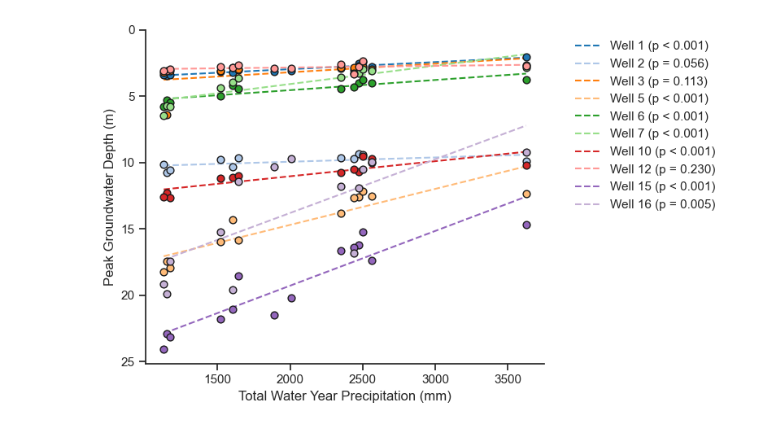
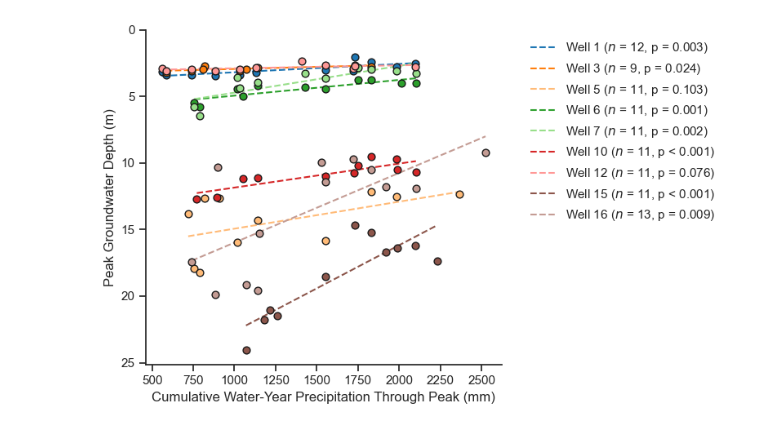
Before and after one commit to daviddralle/rivendell_groundwater, a Jupyter notebook: 03_groundwater_streamflow_analysis.ipynb, the cells around one changed output. Cells and saved outputs as stored; diff of their text form; code cells hidden in the pictures.

```diff
--- a/03_groundwater_streamflow_analysis.ipynb
+++ b/03_groundwater_streamflow_analysis.ipynb
@@ -644,7 +544,7 @@ plots_dir = "./Plots"
 if not os.path.exists(plots_dir):
     os.makedirs(plots_dir)
 
-ppt_file = os.path.join(base_path, "prism_ppt.csv")
+ppt_file = os.path.join(base_path, "site_precip_daily.csv")
 gw_file = os.path.join(base_path, "groundwater_hourly_resampled.csv")
 
 font_size = 10
@@ -668,15 +568,8 @@ rainfall = pd.read_csv(ppt_file, index_col=0, parse_dates=True)
 if rainfall.index.tz is not None:
     rainfall.index = rainfall.index.tz_localize(None)
 
-ppt_col = rainfall.columns[0]
-rainfall = rainfall[[ppt_col]].rename(columns={ppt_col: 'ppt'})
-rainfall['ppt'] = rainfall['ppt'] * 25.4
-
+rainfall = rainfall[['precip_mm']].rename(columns={'precip_mm': 'ppt'})
 rainfall['WY'] = np.where(rainfall.index.month >= 10, rainfall.index.year + 1, rainfall.index.year)
-
-wy_ppt_counts = rainfall.groupby('WY').size()
-valid_wys = wy_ppt_counts[wy_ppt_counts >= 365].index
-annual_ppt = rainfall[rainfall['WY'].isin(valid_wys)].groupby('WY')['ppt'].sum().to_frame(name='Total_Precip_mm')
 
 # ==========================================
 # 2. PROCESS GROUNDWATER
@@ -685,32 +578,54 @@ df_gw = pd.read_csv(gw_file, index_col=0, parse_dates=True)
 if df_gw.index.tz is not None:
     df_gw.index = df_gw.index.tz_localize(None)
 
-df_gw['WY'] = np.where(df_gw.index.month >= 10, df_gw.index.year + 1, df_gw.index.year)
+gw_cols = list(df_gw.columns)
+daily_depths = -df_gw.resample('D').median()
+daily_depths = daily_depths.where(daily_depths >= 0.5)
 
-gw_cols = [c for c in df_gw.columns if c != 'WY']
-for col in gw_cols:
-    df_gw[col] = -df_gw[col]
+peak_records = []
+peak_qc_exclusions = {
+    ('well-15', 2014): (
+        'Abrupt 2.6 m step on 2014-01-26 followed by no response to the early-February storm.'
+    )
+}
+pd.DataFrame(
+    [
+        {'well': well, 'WY': wy, 'reason': reason}
+        for (well, wy), reason in peak_qc_exclusions.items()
+    ]
+).to_csv(os.path.join(base_path, 'peak_groundwater_qc_exclusions.csv'), index=False)
+for wy in sorted(rainfall['WY'].unique()):
+    wy_start = pd.Timestamp(wy - 1, 10, 1)
+    search_start = pd.Timestamp(wy - 1, 11, 1)
+    search_end = pd.Timestamp(wy, 5, 31)
 
-annual_gw_peaks = []
-for wy, group in df_gw.groupby('WY'):
-    if wy not in annual_ppt.index:
-        continue
+    for well in gw_cols:
+        if (well, int(wy)) in peak_qc_exclusions:
+            continue
 
-    if len(group) < (180 * 24):
-        continue
+        seasonal_depth = daily_depths.loc[search_start:search_end, well].dropna()
+        if len(seasonal_depth) < 150:
+            continue
 
-    daily_depths = group[gw_cols].resample('D').median()
-    daily_depths = daily_depths[daily_depths >= 0.5]  # Filter erroneous surface spikes
-    peak_depths = daily_depths.min()
+        peak_date = seasonal_depth.idxmin()
+        if peak_date in (search_start, search_end):
+            continue
 
-    record = {'WY': wy}
-    for col in gw_cols:
-        record[col] = peak_depths[col]
+        ppt_to_peak = rainfall.loc[wy_start:peak_date, 'ppt']
+        expected_days = (peak_date - wy_start).days + 1
+        if len(ppt_to_peak) != expected_days or ppt_to_peak.isna().any():
+            continue
 
-    annual_gw_peaks.append(record)
+        peak_records.append({
+            'WY': int(wy),
+            'well': well,
+            'peak_date': peak_date,
+            'Cumulative_Precip_to_Peak_mm': ppt_to_peak.sum(),
+            'Peak_Groundwater_Depth_m': seasonal_depth.loc[peak_date]
+        })
 
-df_peaks = pd.DataFrame(annual_gw_peaks).set_index('WY')
-df_plot = annual_ppt.join(df_peaks, how='inner').dropna(how='all', subset=gw_cols)
+df_peaks = pd.DataFrame(peak_records)
+df_peaks.to_csv(os.path.join(base_path, 'peak_groundwater_vs_precip.csv'), index=False)
 
 # ==========================================
 # 3. COLOR MAPPING & SORTING
@@ -718,7 +633,7 @@ df_plot = annual_ppt.join(df_peaks, how='inner').dropna(how='all', subset=gw_col
 sorted_wells = sorted(gw_cols, key=extract_well_num)
 well_nums = [extract_well_num(w) for w in sorted_wells]
 master_palette = sns.color_palette("tab20", len(sorted_wells))
-well_color_map = dict(zip(well_nums, master_palette))
+well_color_map = shared_well_colors()
 
 # ==========================================
 # 4. PLOTTING
@@ -728,21 +643,21 @@ fig, ax = plt.subplots(figsize=(8, 5))
 for well in sorted_wells:
     well_num = extract_well_num(well)
 
-    valid_data = df_plot.dropna(subset=[well])
-    if valid_data.empty:
+    valid_data = df_peaks[df_peaks['well'] == well].dropna()
+    if len(valid_data) < 4:
         continue
 
-    x = valid_data['Total_Precip_mm'].values
-    y = valid_data[well].values
+    x = valid_data['Cumulative_Precip_to_Peak_mm'].values
+    y = valid_data['Peak_Groundwater_Depth_m'].values
 
     if len(x) > 1:
         slope, intercept, r_value, p_value, std_err = linregress(x, y)
         x_trend = np.array([x.min(), x.max()])
         y_trend = slope * x_trend + intercept
 
-        # Cleanly format the p-value
         p_text = "p < 0.001" if p_value < 0.001 else f"p = {p_value:.3f}"
-        label_text = f'Well {well_num} ({p_text})'
+        label_text = f'Well {well_num} ($n$ = {len(valid_data)}, {p_text})'
+        print(f'Well {well_num}: n = {len(valid_data)}, r = {r_value:.2f}, {p_text}')
 
         # Plot line and opaque scatter points
         ax.plot(x_trend, y_trend, color=well_color_map[well_num], linestyle='--', zorder=2, label=label_text)
@@ -750,7 +665,7 @@ for well in sorted_wells:
     else:
         ax.scatter(x, y, color=well_color_map[well_num], label=f'Well {well_num}', s=40, edgecolor='k', zorder=3)
 
-ax.set_xlabel('Total Water Year Precipitation (mm)')
+ax.set_xlabel('Cumulative Water-Year Precipitation Through Peak (mm)')
 ax.set_ylabel('Peak Groundwater Depth (m)')
 
 # Invert Y-axis so ground surface (0) is at the top
@@ -771 +695 @@ plt.show()
-[figure, old version]
+[figure, new version]
```
Also changed, not shown: parts of 7 cells of this notebook, 48 other files.
